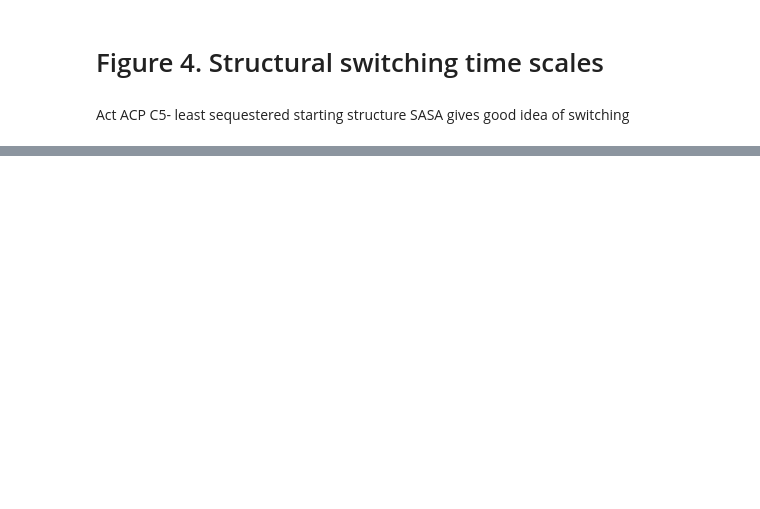
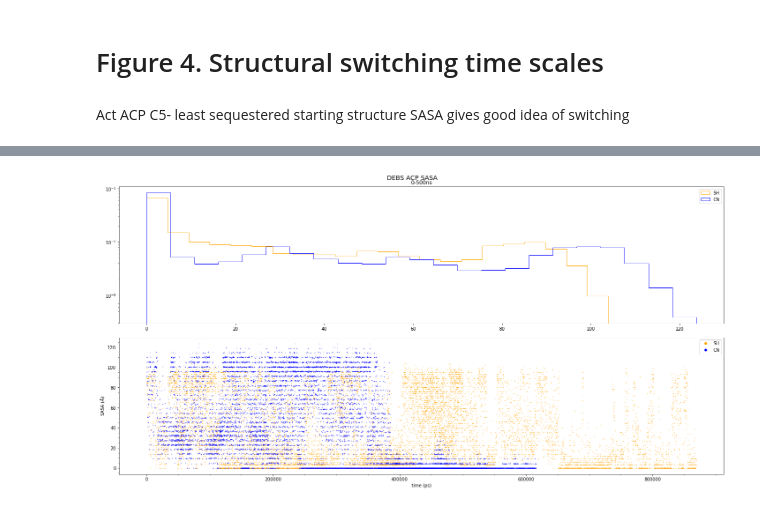
Before and after one commit to CHLresearchgroup/coire, a Jupyter notebook: CGHPaper.ipynb, the cells around one changed output, grey strips where cells are left out. Saved outputs shown, nothing was run; the diff lists cells and outputs as text; code cells hidden in the pictures; blank space fills up the shorter version.

```diff
--- a/CGHPaper.ipynb
+++ b/CGHPaper.ipynb
@@ -748,0 +763,27 @@ plt.show()
+# %%
+import matplotlib.pyplot as plt
+fig = plt.figure(1)
+plt.suptitle('DEBS ACP SASA', y = 1, fontsize = 'x-large')
+gridspec.GridSpec(10,5)
+
+plt.subplot2grid((10,5), (0,0), colspan=5, rowspan=5)
+plt.hist(dSASA_190604_5['SH_percentage'], 'auto', density = 1, color='orange', histtype='step', stacked=True, label ='SH')
+plt.hist(dSASA_190604_6['CN_percentage'], 'auto', density=1, color='blue', histtype='step', stacked = True, label='CN')
+plt.legend(loc="upper right")
+plt.yscale("log")
+plt.title("0-500ns")
+
+ax = plt.subplot2grid((10,5), (5,0), colspan=5, rowspan=5)
+ax.plot(dSASA_190604_5['time'], dSASA_190604_5['SH_percentage'],  '.', markersize = 1, color='orange', label ='SH')
+ax.plot(dSASA_190604_6['time'], dSASA_190604_6['CN_percentage'],  '.', markersize = 1, color='blue', label ='CN')
+
+ax.set_xlabel("time (ps)")
+ax.set_ylabel(r"SASA ($\AA$)")
+plt.minorticks_on()
+plt.legend(loc="upper right", markerscale=10)
+
+fig.set_size_inches(w=20,h=10)
+fig.tight_layout()
+plt.show()
+# %% [output]
+[figure, added]
```
Also changed, not shown: parts of 18 cells of this notebook, 46 other files.
